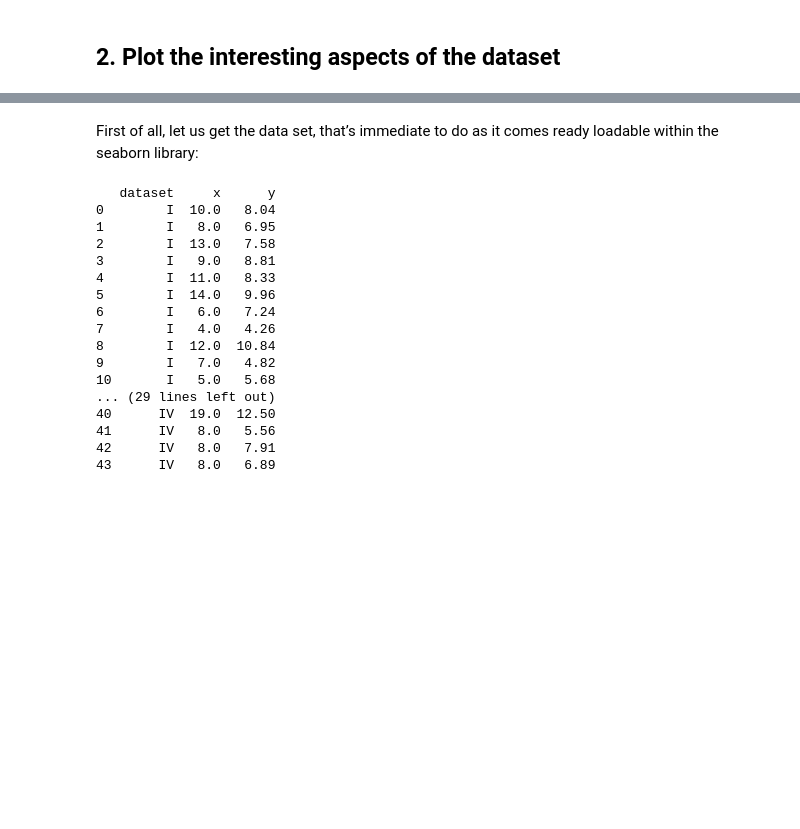
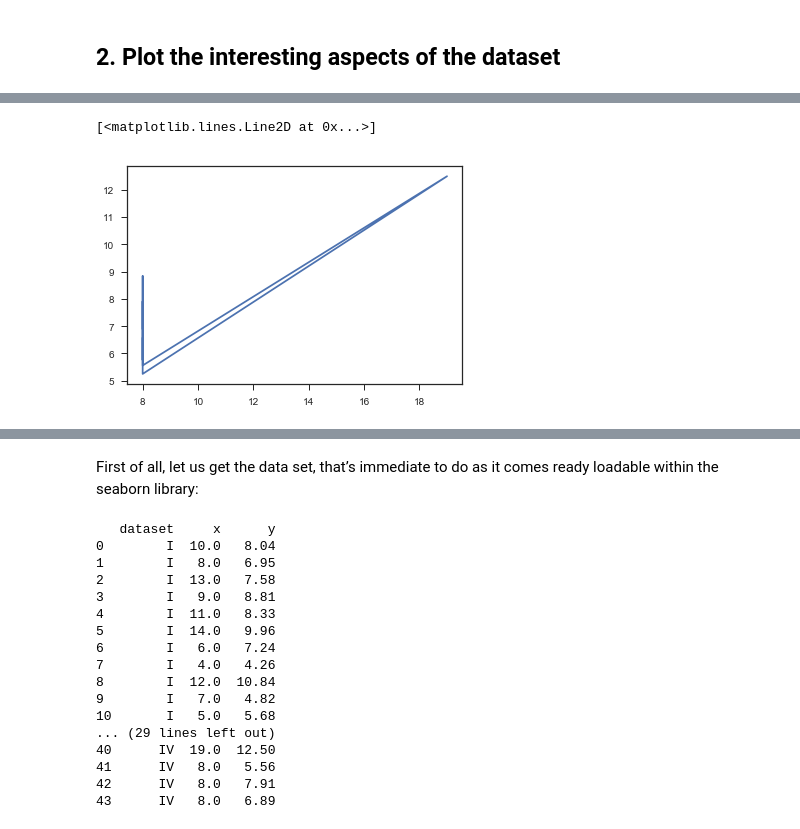
Before and after one commit to MarianneLawless/Fundamentals-of-DA-Pratical-Assignments, a Jupyter notebook: An Analysis of Anscombe's quartet dataset .ipynb, the cells around one changed output, grey strips where cells are left out. Drawn from its saved outputs; the diff is of its cells as text; code cells hidden in the pictures; blank space fills up the shorter version.

```diff
--- a/An Analysis of Anscombe's quartet dataset .ipynb
+++ b/An Analysis of Anscombe's quartet dataset .ipynb
@@ -44,0 +56,5 @@ import numpy as np #Quick summary statistics
+# %%
+pl.plot(df['x4'], df['y4'],'')
+# %% [output]
+[<matplotlib.lines.Line2D at 0x...>]
+[figure, added]
```
Also changed, not shown: parts of 34 cells of this notebook.
